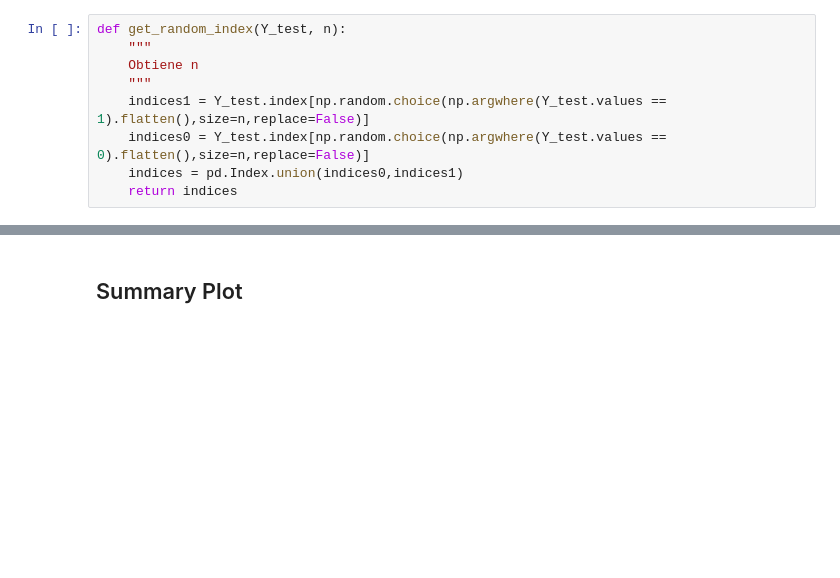
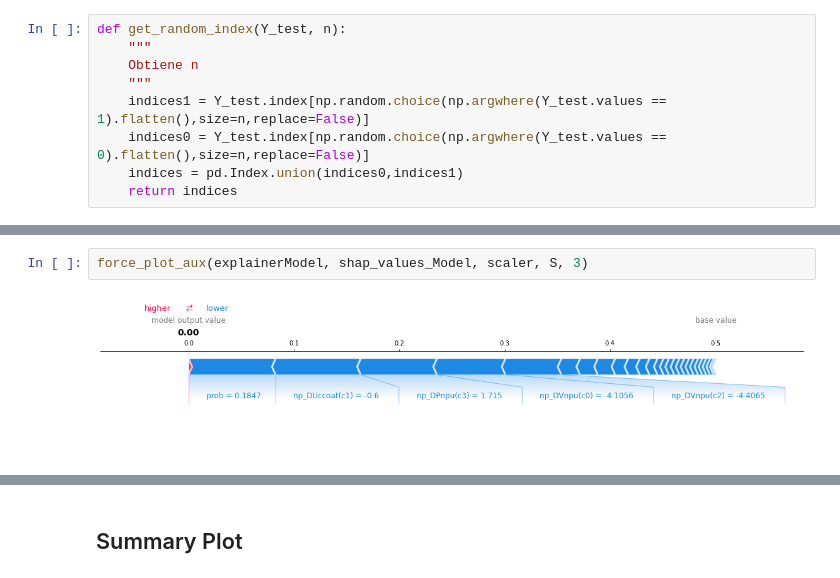
Before and after one commit to d-bcarrue/NanoDrugsMalaria, a Jupyter notebook: SHAP_test.ipynb, the cells around one changed output, grey strips where cells are left out. Cells and saved outputs as stored; diff of their text form; blank space fills up the shorter version.

```diff
--- a/SHAP_test.ipynb
+++ b/SHAP_test.ipynb
@@ -98,0 +151,4 @@ Wall time: 26.7 s
+# %%
+force_plot_aux(explainerModel, shap_values_Model, scaler, S, 3)
+# %% [output]
+[figure, added]
```
Also changed, not shown: parts of 22 cells of this notebook.
